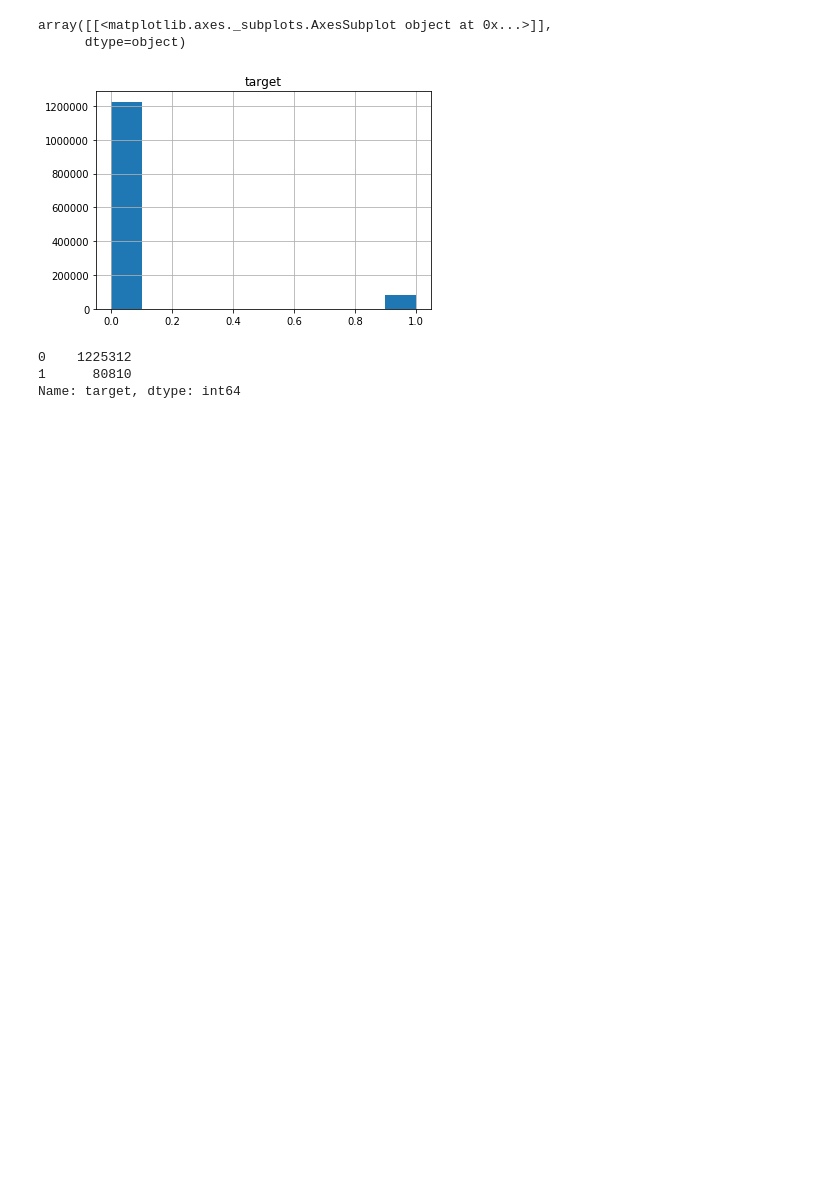
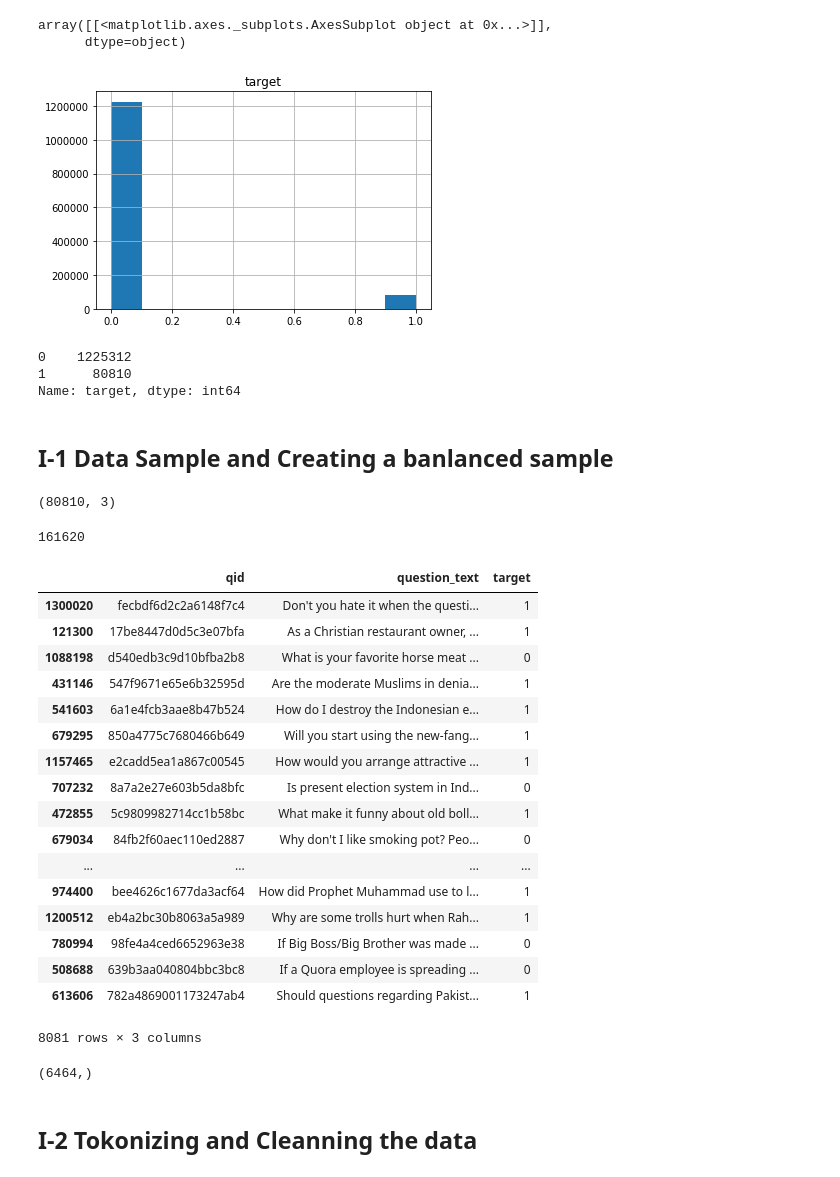
Before and after one commit to djomonam/Quora_Insincire_Classification, a Jupyter notebook: quora-question-classifier.ipynb, the cells around one changed output. Drawn from its saved outputs; the diff is of its cells as text; code cells hidden in the pictures; blank space fills up the shorter version.

```diff
--- a/quora-question-classifier.ipynb
+++ b/quora-question-classifier.ipynb
@@ -36,3 +46,48 @@ Quora_data["target"].value_counts()
 0    1225312
 1      80810
 Name: target, dtype: int64
+# %% [markdown]
+## I-1 Data Sample and Creating a banlanced sample
+# %%
+sincireData = Quora_data[Quora_data.target==0].sample(n=Quora_data[Quora_data.target==1].shape[0],random_state=42)
+sincireData.shape
+# %% [output]
+(80810, 3)
+# %%
+balancedData = [sincireData,Quora_data[Quora_data.target==1]]
+balancedData = pd.concat(balancedData)
+
+balancedData.shape[0]
+# %% [output]
+161620
+# %%
+balancedData = balancedData.sample(n=balancedData.shape[0])
+Data = balancedData.sample(frac=0.05,random_state=10)
+Data
+# %% [output]
+|  | qid | question_text | target |
+| 1300020 | fecbdf6d2c2a6148f7c4 | Don't you hate it when the questi... | 1 |
+| 121300 | 17be8447d0d5c3e07bfa | As a Christian restaurant owner, ... | 1 |
+| 1088198 | d540edb3c9d10bfba2b8 | What is your favorite horse meat ... | 0 |
+| 431146 | 547f9671e65e6b32595d | Are the moderate Muslims in denia... | 1 |
+| 541603 | 6a1e4fcb3aae8b47b524 | How do I destroy the Indonesian e... | 1 |
+| 679295 | 850a4775c7680466b649 | Will you start using the new-fang... | 1 |
+| 1157465 | e2cadd5ea1a867c00545 | How would you arrange attractive ... | 1 |
+| 707232 | 8a7a2e27e603b5da8bfc | Is present election system in Ind... | 0 |
+| 472855 | 5c9809982714cc1b58bc | What make it funny about old boll... | 1 |
+| 679034 | 84fb2f60aec110ed2887 | Why don't I like smoking pot? Peo... | 0 |
+| ... | ... | ... | ... |
+| 974400 | bee4626c1677da3acf64 | How did Prophet Muhammad use to l... | 1 |
+| 1200512 | eb4a2bc30b8063a5a989 | Why are some trolls hurt when Rah... | 1 |
+| 780994 | 98fe4a4ced6652963e38 | If Big Boss/Big Brother was made ... | 0 |
+| 508688 | 639b3aa040804bbc3bc8 | If a Quora employee is spreading ... | 0 |
+| 613606 | 782a4869001173247ab4 | Should questions regarding Pakist... | 1 |
+8081 rows × 3 columns
+# %%
+from sklearn.model_selection import train_test_split
+
+Xtrain,Xtest,Ytrain,Ytest = train_test_split(Data["question_text"],Data["target"],test_size=0.2,random_state=21)
+# %% [output]
+(6464,)
+# %% [markdown]
+## I-2 Tokonizing and Cleanning the data
```
Also changed, not shown: parts of 7 cells of this notebook.
